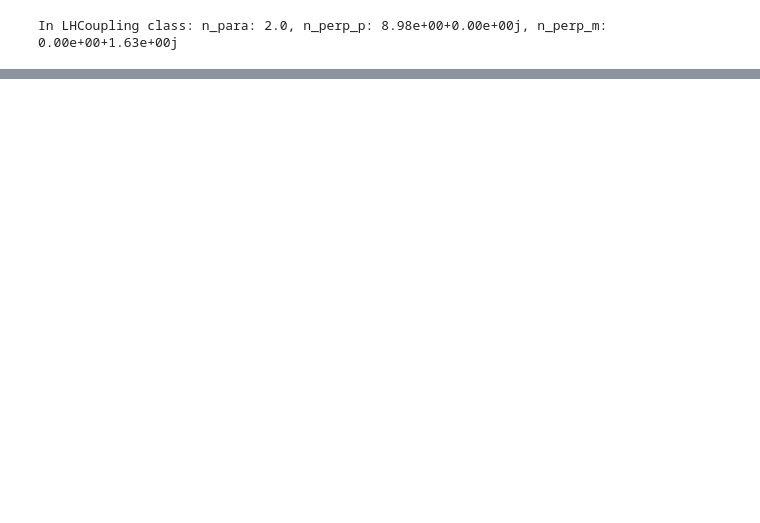
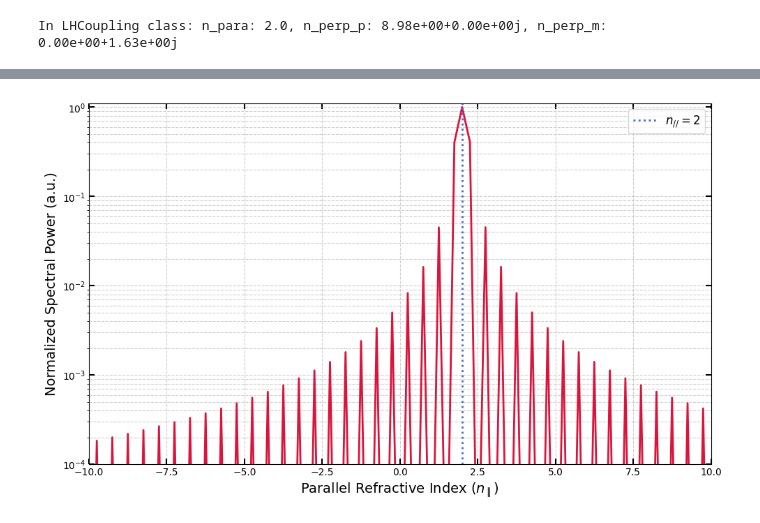
Before and after one commit to RemiBellon/LH_coupling_code_remi, a Jupyter notebook: 2D_Complete_Version/main.ipynb, the cells around one changed output, grey strips where cells are left out. Saved outputs shown, nothing was run; the diff lists cells and outputs as text; code cells hidden in the pictures; blank space fills up the shorter version.

```diff
--- a/2D_Complete_Version/main.ipynb
+++ b/2D_Complete_Version/main.ipynb
@@ -79,3 +79,9 @@ pp_plot.plot_2D_wave_map(E_map2D_h5_filepath, run_folder_tot_path, mode, compone
+# %%
+# Test n_para spectrum
+
+n_para_array, power_spectrum = pp_plot.plot_n_para_spectrum(mesh, GF_E_field, cfg, mode, x_eval=0.001)
+# %% [output]
+[figure, added]
 # %%
 # --- TEST PML PARAMS SENSIBILITY ---
 # Sx_r, Sx_Im, px, Lx_pml_ratio (in lmin(ambda_perp)), ne, B,
```
Also changed, not shown: parts of 6 cells of this notebook, 23 other files.
